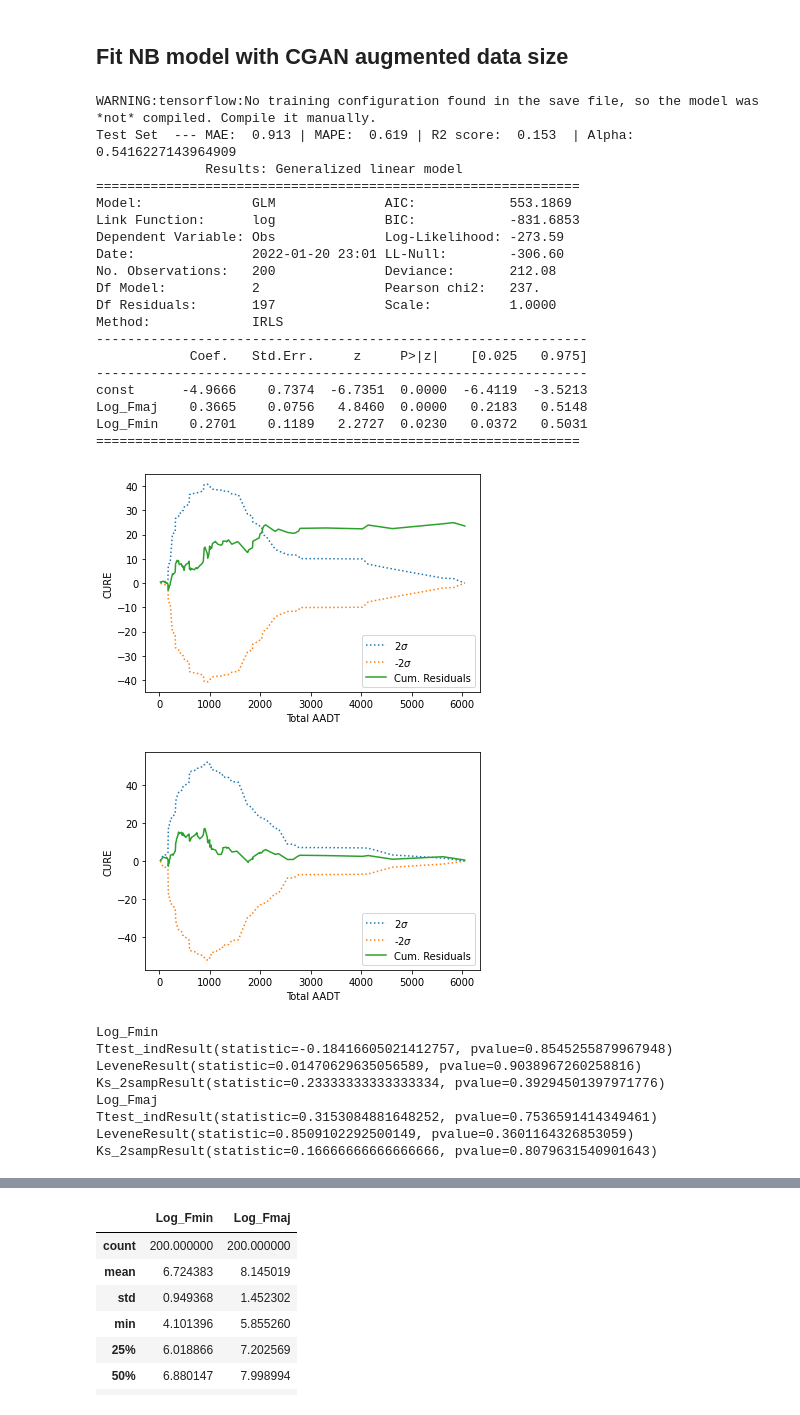
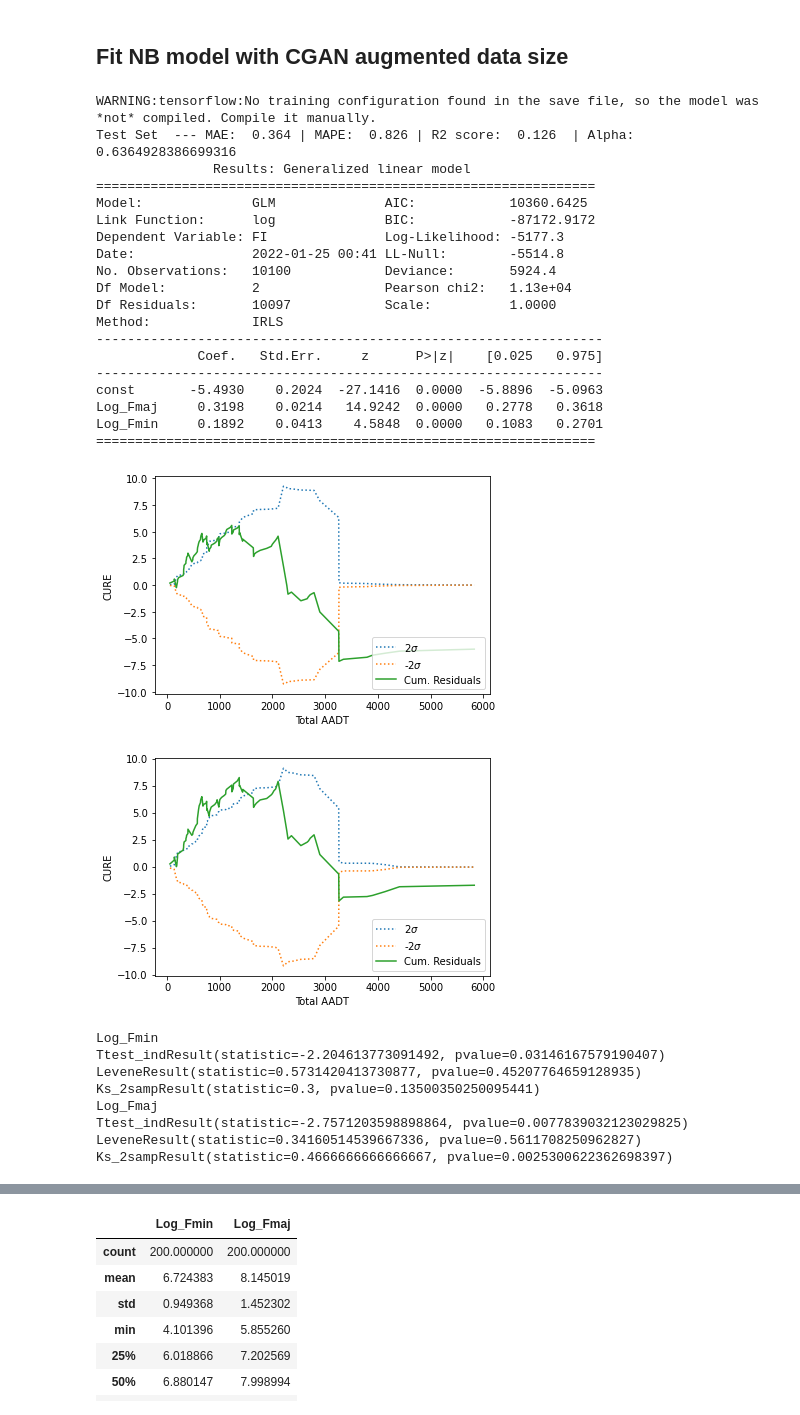
Before and after one commit to mz-zarei/CGAN-Augmentation, a Jupyter notebook: RealDataAugmentation_CGAN.ipynb, the cells around one changed output, grey strips where cells are left out. Cells and saved outputs as stored; diff of their text form; code cells hidden in the pictures.

```diff
--- a/RealDataAugmentation_CGAN.ipynb
+++ b/RealDataAugmentation_CGAN.ipynb
@@ -238,7 +240,7 @@ activation = "elu"
 # %% [markdown]
 # **2- Prepare Test Train Crash Data**
 # %%
-
+target = 'FI'
 London_Data = pd.read_excel('/content/London_Python_Data.xlsx')
 London_Data = London_Data[(London_Data['Year']==2017) & (London_Data['Group']== 3)]
 #Shuffling the data
@@ -248,13 +250,13 @@ London_Data['Log_Fmaj'] = np.log(London_Data['Fmaj'])
 
 x_columns = ['Log_Fmin', 'Log_Fmaj']
 test_data = London_Data[:100].reset_index()
-y_test = test_data['Obs']
+y_test = test_data[target]
 x_test = test_data[x_columns]
 
 
 CrashData = London_Data[100:].reset_index()
 
-ax = plt.hist(CrashData['Obs'])
+ax = plt.hist(CrashData[target])
 CrashData.head()
 # %% [output]
 |  | index | Geo_ID | Name | Group | Year | Fmaj | Fmin | Ftot | Fatal | Non-fatal | PDO | ... |
@@ -321,12 +303,12 @@ Epoch: 5000, dLoss real = 0.694, dLoss fake = 0.692, gLoss = 0.704
 ## **Fit NB model with original data size**
 # %%
 ## NB model with train data
-y_train1 = CrashData['Obs']
+y_train1 = CrashData[target]
 x_train1 = CrashData[x_columns]
 
-sig_fit = nbeb.forward_regression(CrashData,x_columns, y_name='Obs')
+sig_fit = nbeb.forward_regression(CrashData,x_columns, y_name=target)
 
-NB_model1, alpha1  = nbeb.fitNB(CrashData, sig_fit, y_name='Obs')
+NB_model1, alpha1  = nbeb.fitNB(CrashData, sig_fit, y_name=target)
 
 y_test_pred_NB1 = NB_model1.predict(sm.add_constant(x_test[sig_fit]))
 y_pred_NB1 = NB_model1.predict(sm.add_constant(CrashData[sig_fit]))
@@ -362,21 +343,21 @@ model = load_model(model_path + 'generator_model_5000.h5')
 dataset = load_real_samples(x_train1, y_train1)
 
 # generate samples
-latent_points = generate_latent_points(latent_dim, 100)
+latent_points = generate_latent_points(latent_dim, 10000)
 # generate images
 Fake_data = model.predict(latent_points)
 fake = pd.DataFrame(Fake_data, columns=x_columns)
-fake['Obs'] = latent_points[1]
+fake[target] = latent_points[1]
 
 
 ## NB model with real and fake data
 # Find significant features
 concat_data = pd.concat([CrashData, fake])
 x_train2 = concat_data[x_columns]
-y_train2 = concat_data['Obs']
-significant_features2 = nbeb.forward_regression(concat_data, x_columns, y_name='Obs', threshold_in=0.05, verbose=False)
+y_train2 = concat_data[target]
+significant_features2 = nbeb.forward_regression(concat_data, x_columns, y_name=target, threshold_in=0.05, verbose=False)
 
-NB_model2, alpha2 = nbeb.fitNB(concat_data, significant_features2, y_name='Obs')
+NB_model2, alpha2 = nbeb.fitNB(concat_data, significant_features2, y_name=target)
 
 y_pred_NB2 = NB_model2.predict(sm.add_constant(x_train1[significant_features2]))
 y_test_pred_NB2 = NB_model2.predict(sm.add_constant(x_test[significant_features2]))
@@ -391,51 +372,51 @@ print(NB_model2.summary2())
 # fake[x_columns].hist(bins=20, figsize = (10,5))
 # %% [output]
 WARNING:tensorflow:No training configuration found in the save file, so the model was *not* compiled. Compile it manually.
-Test Set  --- MAE:  0.913 | MAPE:  0.619 | R2 score:  0.153  | Alpha:  0.5416227143964909
-              Results: Generalized linear model
-==============================================================
-Model:              GLM              AIC:            553.1869
-Link Function:      log              BIC:            -831.6853
-Dependent Variable: Obs              Log-Likelihood: -273.59
-Date:               2022-01-20 23:01 LL-Null:        -306.60
-No. Observations:   200              Deviance:       212.08
-Df Model:           2                Pearson chi2:   237.
-Df Residuals:       197              Scale:          1.0000
+Test Set  --- MAE:  0.364 | MAPE:  0.826 | R2 score:  0.126  | Alpha:  0.6364928386699316
+               Results: Generalized linear model
+================================================================
+Model:              GLM              AIC:            10360.6425
+Link Function:      log              BIC:            -87172.9172
+Dependent Variable: FI               Log-Likelihood: -5177.3
+Date:               2022-01-25 00:41 LL-Null:        -5514.8
+No. Observations:   10100            Deviance:       5924.4
+Df Model:           2                Pearson chi2:   1.13e+04
+Df Residuals:       10097            Scale:          1.0000
 Method:             IRLS
----------------------------------------------------------------
-            Coef.   Std.Err.     z     P>|z|    [0.025   0.975]
----------------------------------------------------------------
-const      -4.9666    0.7374  -6.7351  0.0000  -6.4119  -3.5213
-Log_Fmaj    0.3665    0.0756   4.8460  0.0000   0.2183   0.5148
-Log_Fmin    0.2701    0.1189   2.2727  0.0230   0.0372   0.5031
-==============================================================
+-----------------------------------------------------------------
+             Coef.   Std.Err.     z      P>|z|    [0.025   0.975]
+-----------------------------------------------------------------
+const       -5.4930    0.2024  -27.1416  0.0000  -5.8896  -5.0963
+Log_Fmaj     0.3198    0.0214   14.9242  0.0000   0.2778   0.3618
+Log_Fmin     0.1892    0.0413    4.5848  0.0000   0.1083   0.2701
+================================================================
 # %%
 # CURE plot
 
 def CURE(data, y_name= 'Obs', ftot='Ftot', y_pred = 'y_pred'):
     data.sort_values(by=ftot, ascending=True, inplace=True)
     data.reset_index(drop=True, inplace=True)
 
     data['res'] = data[y_pred] - data[y_name]
     data['res_sq'] = (data[y_pred] - data[y_name])**2
 
     data['e1'] = data['res'].cumsum()
     data['e2'] = data['res_sq'].cumsum()
     data['e3'] = data['e2']*((1 - data['e2']/data['e2'][len(data['e2'])-1]))
 
     plt.plot(data[ftot], data['e3'], linestyle = 'dotted', label = "2$\sigma$")
     plt.plot(data[ftot], -data['e3'], linestyle = 'dotted', label = "-2$\sigma$")
     plt.plot(data[ftot], data['e1'], label = "Cum. Residuals")
     plt.legend(loc='lower right')
     plt.xlabel('Total AADT')
     plt.ylabel('CURE')
     plt.show()
 
-CURE(test_data, y_name= 'Obs', ftot='Fmin', y_pred = 'y_test_pred_NB1')
-CURE(test_data, y_name= 'Obs', ftot='Fmin', y_pred = 'y_test_pred_NB2')
+CURE(test_data, y_name= target, ftot='Fmin', y_pred = 'y_test_pred_NB1')
+CURE(test_data, y_name= target, ftot='Fmin', y_pred = 'y_test_pred_NB2')
 # %% [output]
-[figure, old version]
+[figure, new version]
-[figure, old version]
+[figure, new version]
 # %%
 ## Statistical tests
 from scipy import stats
@@ -453,13 +434,13 @@ for att in ['Log_Fmin', 'Log_Fmaj']:
     print(stats.ks_2samp(fake_sample, real_sample))
 # %% [output]
 Log_Fmin
-Ttest_indResult(statistic=-0.18416605021412757, pvalue=0.8545255879967948)
-LeveneResult(statistic=0.01470629635056589, pvalue=0.9038967260258816)
-Ks_2sampResult(statistic=0.23333333333333334, pvalue=0.39294501397971776)
+Ttest_indResult(statistic=-2.204613773091492, pvalue=0.03146167579190407)
+LeveneResult(statistic=0.5731420413730877, pvalue=0.45207764659128935)
+Ks_2sampResult(statistic=0.3, pvalue=0.13500350250095441)
 Log_Fmaj
-Ttest_indResult(statistic=0.3153084881648252, pvalue=0.7536591414349461)
-LeveneResult(statistic=0.8509102292500149, pvalue=0.3601164326853059)
-Ks_2sampResult(statistic=0.16666666666666666, pvalue=0.8079631540901643)
+Ttest_indResult(statistic=-2.7571203598898864, pvalue=0.0077839032123029825)
+LeveneResult(statistic=0.34160514539667336, pvalue=0.5611708250962827)
+Ks_2sampResult(statistic=0.4666666666666667, pvalue=0.0025300622362698397)
 # %%
 ## Plots
 import seaborn as sns
```
Also changed, not shown: parts of 6 cells of this notebook.
